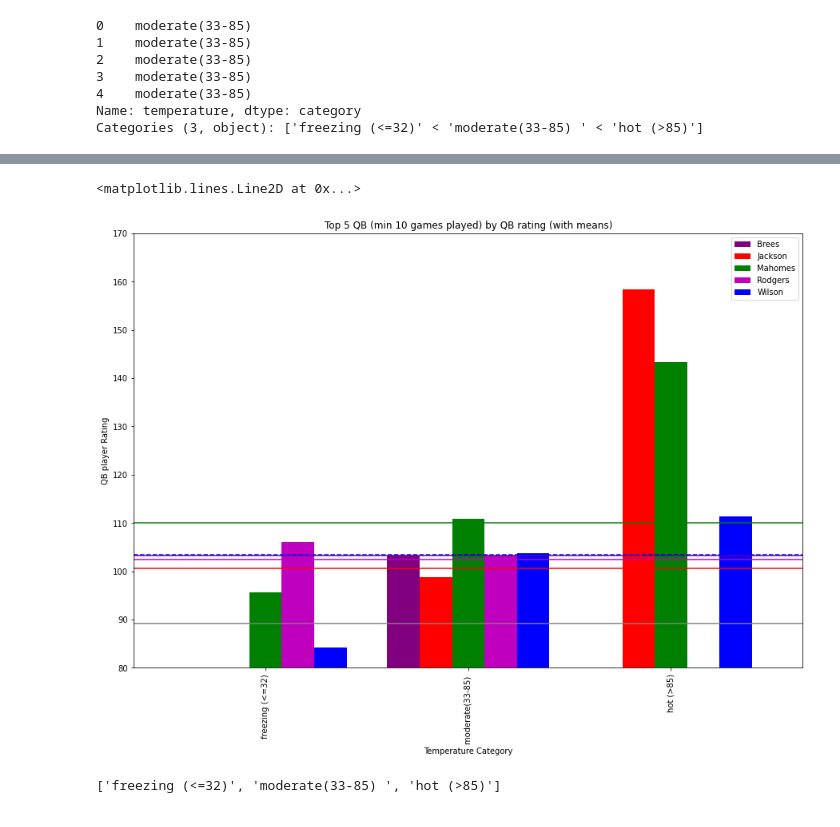
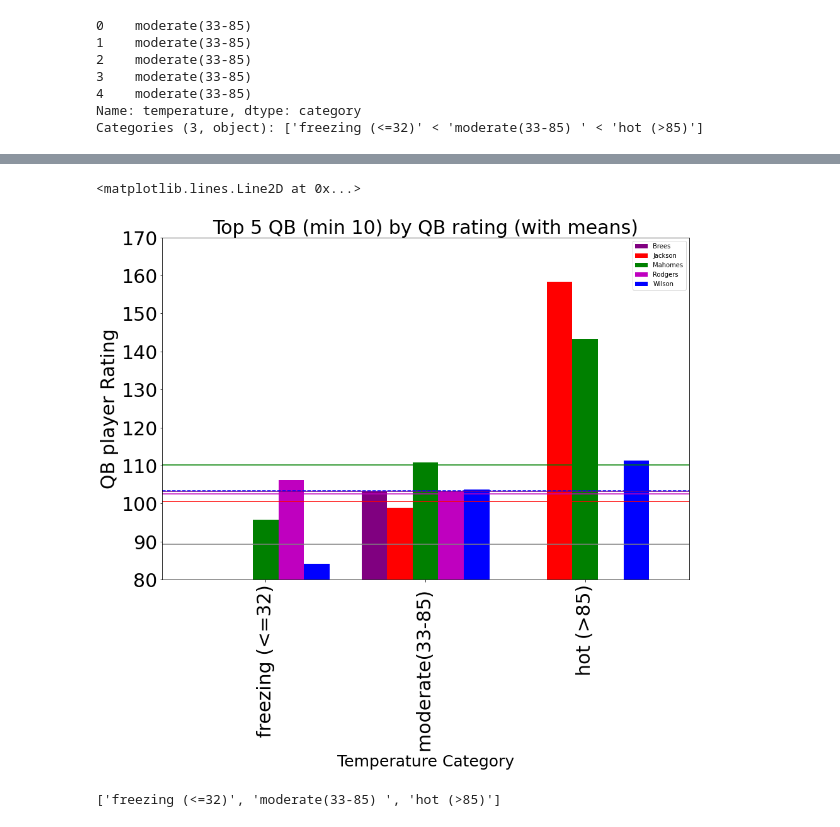
Before and after one commit to nblaul/Project-1, a Jupyter notebook: Project1-Jennifergraphs.ipynb, the cells around one changed output, grey strips where cells are left out. Saved outputs shown, nothing was run; the diff lists cells and outputs as text; code cells hidden in the pictures.

```diff
--- a/Project1-Jennifergraphs.ipynb
+++ b/Project1-Jennifergraphs.ipynb
@@ -354,3 +389,9 @@ Power_divergenceResult(statistic=1.7096431367253235, pvalue=0.6347920379455683)
 # %%
 #for ANOVA
 #comparison_df.boxplot("QB_Rating", by="weather", figsize=(20, 10))
+# %%
+QB_lowtemp_index=QB_df.set_index("lastName").groupby(["lastName"])
+QB_lowtemp_df = QB_df[["lastName", "Temperature Category"]]
+Avg_temp_df=QB_lowtemp_index["Temperature Category"]
+
+Avg_temp_df.value_counts().head(500)
@@ -650,20 +780,20 @@ final_temperature_rating_df = pd.DataFrame({}, index=list(temp_group.index))
 for idx,row in qb_temperature_rating_df.iterrows():
     final_temperature_rating_df.loc[row["Temperature Category"], row["lastName"]] = row["QB Rating"]
 # %%
-final_temperature_rating_df.plot(kind="bar", width = .8, ylim= (80, 170), figsize = (15, 10), \
+final_temperature_rating_df.plot(kind="bar", width = .8, ylim= (80, 170), figsize = (15, 10), fontsize=30, \
                     color= {"Brees": "purple", "Jackson": "red", "Mahomes": "green", "Rodgers": "m", "Wilson": "b"})
-plt.title("Top 5 QB (min 10 games played) by QB rating (with means)")
-plt.xlabel("Temperature Category")
-plt.ylabel("QB player Rating")
+plt.title("Top 5 QB (min 10) by QB rating (with means)", fontsize=30)
+plt.xlabel("Temperature Category", fontsize=25)
+plt.ylabel("QB player Rating", fontsize=30)
 plt.axhline(y=QB_overall_mean, color="gray", linestyle = '-')
 plt.axhline(y=103.2, color="purple", linestyle = '-')
 plt.axhline(y=100.6, color="red", linestyle = '-')
 plt.axhline(y=110.1, color="green", linestyle = '-')
 plt.axhline(y=102.5, color="m", linestyle = '-')
 plt.axhline(y=103.4, color="b", linestyle = '--')
 # %% [output]
 <matplotlib.lines.Line2D at 0x...>
-[figure, old version]
+[figure, new version]
 # %%
 #top 5 by games played
 top_five_games=["Brady", "Rivers", "Rodgers", "Carr", "Wilson"]
```
Also changed, not shown: parts of 19 cells of this notebook.
